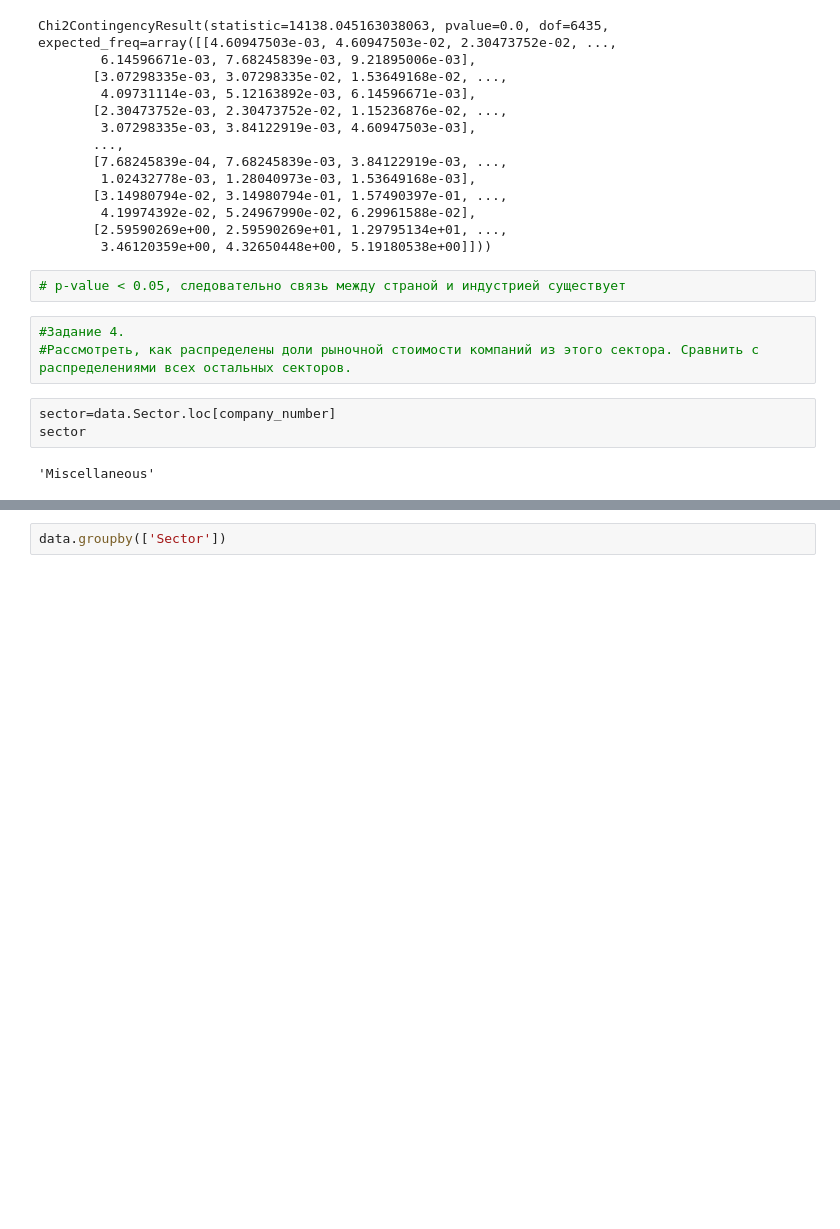
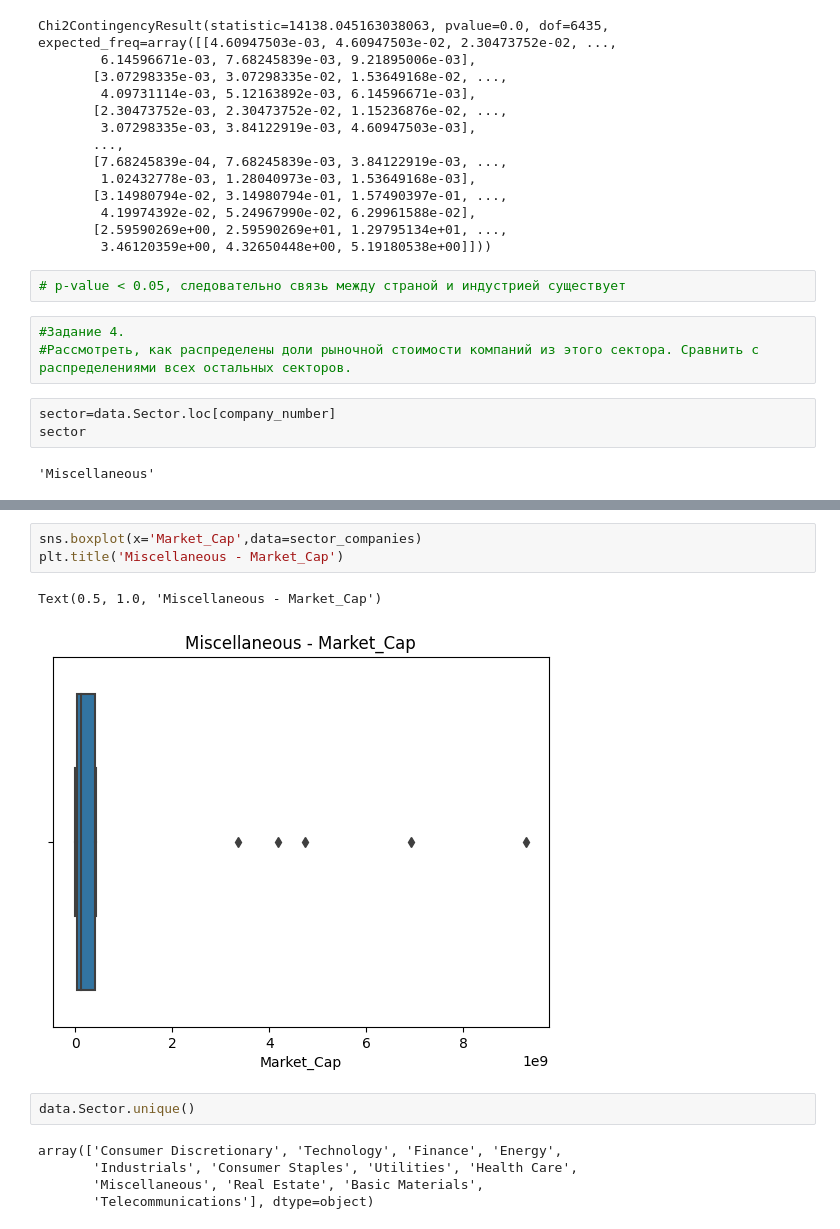
Before and after one commit to maximarbuzov/maxim, a Jupyter notebook: Untitled7.ipynb, the cells around one changed output, grey strips where cells are left out. Cells and saved outputs as stored; diff of their text form; blank space fills up the shorter version.

```diff
--- a/Untitled7.ipynb
+++ b/Untitled7.ipynb
@@ -167,2 +167,13 @@ Text(0.5, 1.0, 'Miscellaneous - Market_Cap')
+# %%
+sns.boxplot(x='Market_Cap',data=sector_companies)
+plt.title('Miscellaneous - Market_Cap')
+# %% [output]
+Text(0.5, 1.0, 'Miscellaneous - Market_Cap')
+[figure, added]
 # %%
-data.groupby(['Sector'])
+data.Sector.unique()
+# %% [output]
+array(['Consumer Discretionary', 'Technology', 'Finance', 'Energy',
+       'Industrials', 'Consumer Staples', 'Utilities', 'Health Care',
+       'Miscellaneous', 'Real Estate', 'Basic Materials',
+       'Telecommunications'], dtype=object)
```
Also changed, not shown: parts of 7 cells of this notebook.
